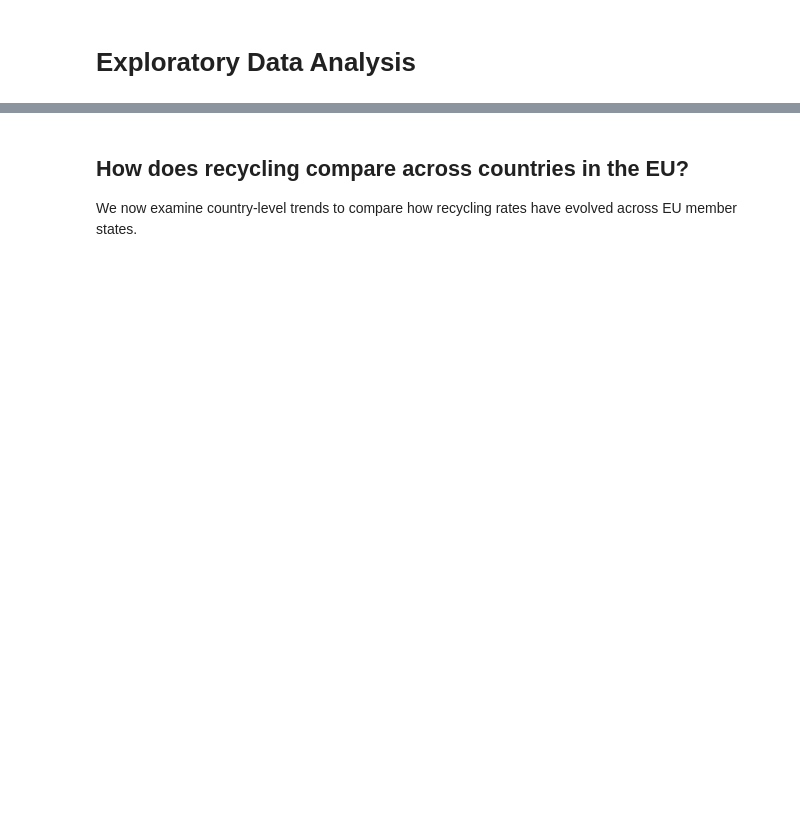
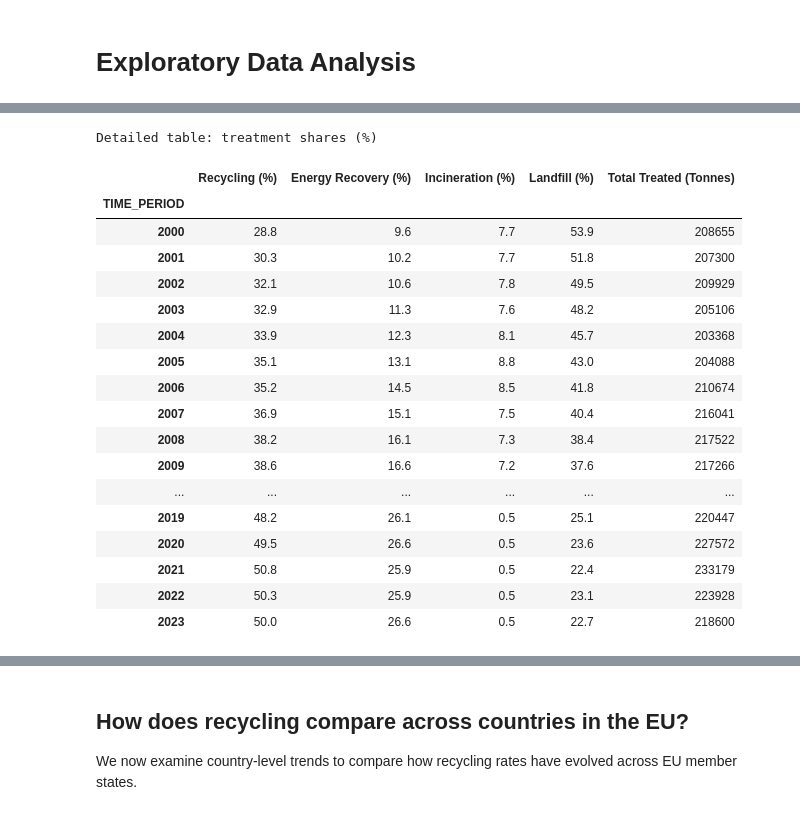
Before and after one commit to tobiasleitner5/DOPP2, a Jupyter notebook: dopp-exercise-2-notebook.ipynb, the cells around one changed output, grey strips where cells are left out. Saved outputs shown, nothing was run; the diff lists cells and outputs as text; code cells hidden in the pictures; blank space fills up the shorter version.

```diff
--- a/dopp-exercise-2-notebook.ipynb
+++ b/dopp-exercise-2-notebook.ipynb
@@ -1539,0 +2190,59 @@ The EU has fundamentally shifted from a **disposal-based model** to a **recovery
+# %%
+import pandas as pd
+
+# 1) Set index and clean
+if 'TIME_PERIOD' in df_eu27.columns:
+    df_eu27.set_index('TIME_PERIOD', inplace=True)
+df_eu27.index = pd.to_numeric(df_eu27.index, errors='coerce')
+df_eu27.sort_index(inplace=True)
+
+# 2) Define tonnes columns
+cols_mass = [
+    'waste_recycled_total_tonnes',
+    'waste_energy_recovery_tonnes',
+    'waste_incinerated_tonnes',
+    'waste_landfill_tonnes'
+]
+
+# 3) Define total tonnes (100%)
+total_col = 'waste_treated_total_tonnes'
+
+# 4) Create result table
+df_table = pd.DataFrame(index=df_eu27.index)
+
+# 5) Calculate shares (%)
+labels = ['Recycling (%)', 'Energy Recovery (%)', 'Incineration (%)', 'Landfill (%)']
+
+for col, label in zip(cols_mass, labels):
+    df_table[label] = (df_eu27[col] / df_eu27[total_col]) * 100
+
+# 6) Round values
+df_table = df_table.round(1)
+
+# 7) Add total tonnes
+df_table['Total Treated (Tonnes)'] = df_eu27[total_col].round(0).astype('Int64', errors='ignore')
+
+# 8) Show table
+print("Detailed table: treatment shares (%)")
+display(df_table)
+df_table.to_csv('waste_treatment_shares_table.csv')
+# %% [output]
+Detailed table: treatment shares (%)
+|  | Recycling (%) | Energy Recovery (%) | Incineration (%) | Landfill (%) | Total Treated (Tonnes) |
+| TIME_PERIOD |  |  |  |  |  |
+| 2000 | 28.8 | 9.6 | 7.7 | 53.9 | 208655 |
+| 2001 | 30.3 | 10.2 | 7.7 | 51.8 | 207300 |
+| 2002 | 32.1 | 10.6 | 7.8 | 49.5 | 209929 |
+| 2003 | 32.9 | 11.3 | 7.6 | 48.2 | 205106 |
+| 2004 | 33.9 | 12.3 | 8.1 | 45.7 | 203368 |
+| 2005 | 35.1 | 13.1 | 8.8 | 43.0 | 204088 |
+| 2006 | 35.2 | 14.5 | 8.5 | 41.8 | 210674 |
+| 2007 | 36.9 | 15.1 | 7.5 | 40.4 | 216041 |
+| 2008 | 38.2 | 16.1 | 7.3 | 38.4 | 217522 |
+| 2009 | 38.6 | 16.6 | 7.2 | 37.6 | 217266 |
+| ... | ... | ... | ... | ... | ... |
+| 2019 | 48.2 | 26.1 | 0.5 | 25.1 | 220447 |
+| 2020 | 49.5 | 26.6 | 0.5 | 23.6 | 227572 |
+| 2021 | 50.8 | 25.9 | 0.5 | 22.4 | 233179 |
+| 2022 | 50.3 | 25.9 | 0.5 | 23.1 | 223928 |
+| 2023 | 50.0 | 26.6 | 0.5 | 22.7 | 218600 |
```
Also changed, not shown: parts of 55 cells of this notebook, 3 other files.
